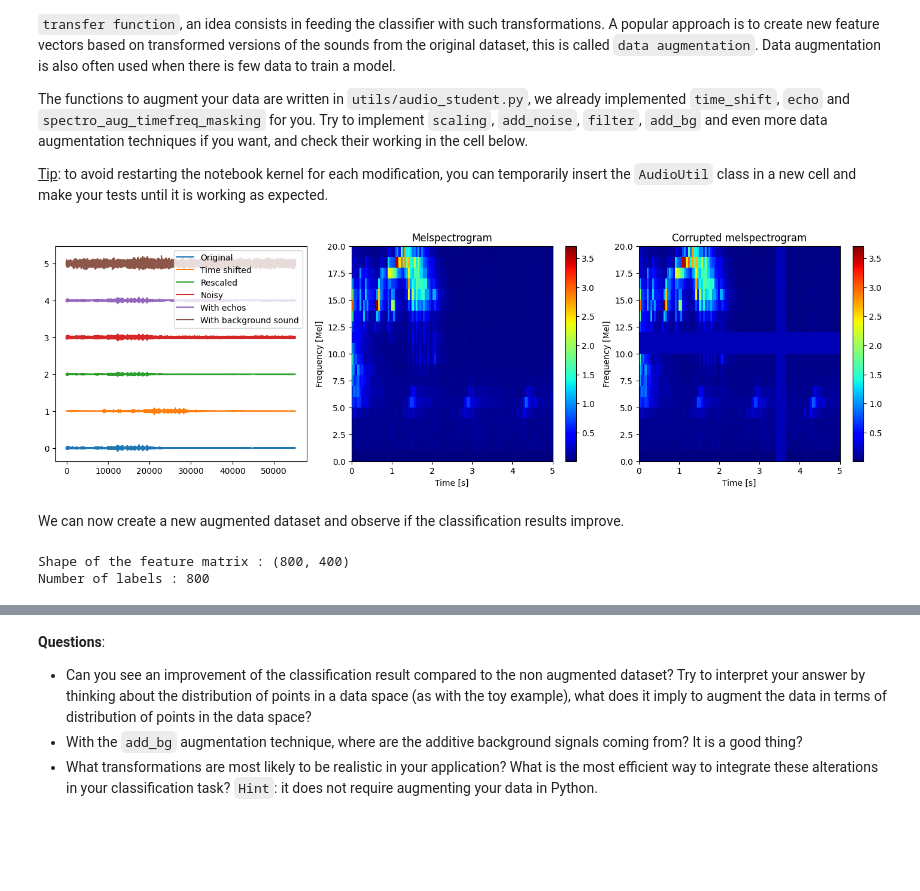
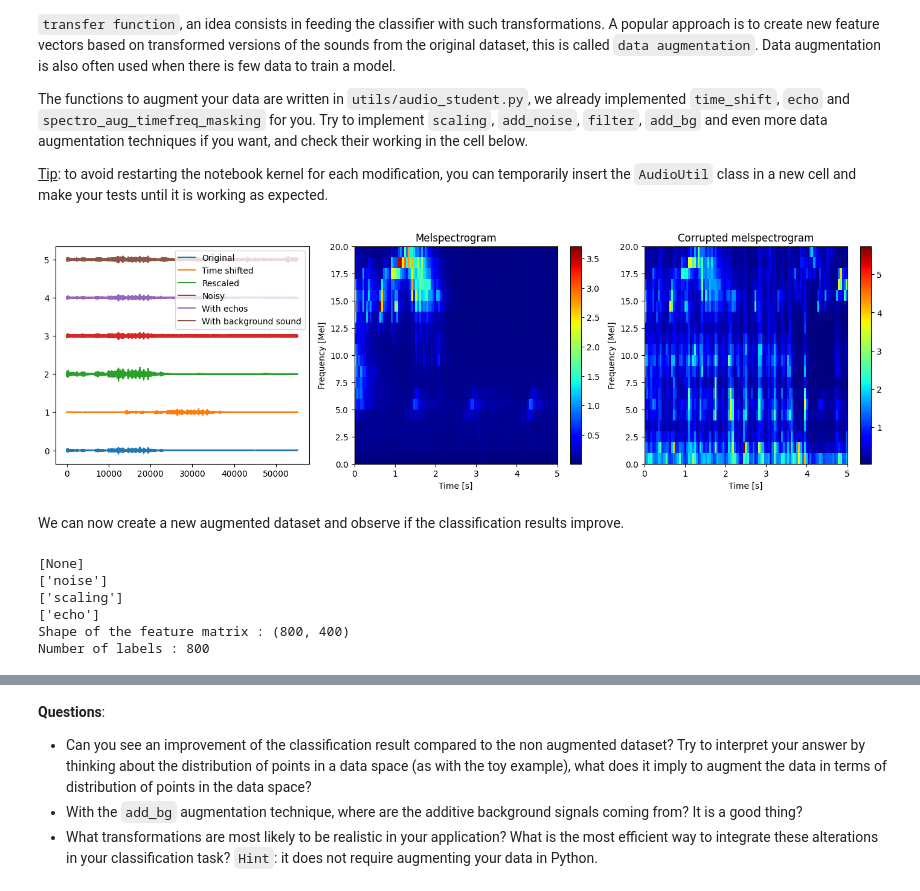
Before and after one commit to LELEC210X/LELEC210X, a Jupyter notebook: classification/h5a2_audio.ipynb, the cells around one changed output, grey strips where cells are left out. Cells and saved outputs as stored; diff of their text form; code cells hidden in the pictures; blank space fills up the shorter version.

Commit message:
H5a2 data augmentation fixed

```diff
--- a/classification/h5a2_audio.ipynb
+++ b/classification/h5a2_audio.ipynb
@@ -530,57 +530,89 @@ audio2 = AudioUtil.pad_trunc(audio2, 5000)
 
 audio3 = AudioUtil.time_shift(audio2, 0.4)
 audio4 = AudioUtil.scaling(audio2)
 audio5 = AudioUtil.add_noise(audio2, sigma=1e-2)
 audio6 = AudioUtil.echo(audio2, 3)
-audio7 = AudioUtil.add_bg(audio2, dataset,num_sources = 10)
+audio7 = AudioUtil.add_bg(audio2, dataset,num_sources = 2)
 
 
 melspec = AudioUtil.melspectrogram(audio2, fs2=11025)
 melspec2 = AudioUtil.spectro_aug_timefreq_masking(melspec, max_mask_pct=0.1)
+melspec2 = AudioUtil.melspectrogram(audio7, fs2=11025)
 
 "Plot"
 fig = plt.figure(figsize=(15, 4))
 ax1 = fig.add_axes([0.05, 0.05, 0.28, 0.9])
 ax2 = fig.add_axes([0.38, 0.05, 0.28, 0.9])
 ax3 = fig.add_axes([0.7, 0.05, 0.28, 0.9])
 
 ax1.plot(audio2[0], label="Original")
 ax1.plot(audio3[0] + 1, label="Time shifted")
 ax1.plot(audio4[0] + 2, label="Rescaled")
 ax1.plot(audio5[0] + 3, label="Noisy")
 ax1.plot(audio6[0] + 4, label="With echos")
 ax1.plot(audio7[0] + 5, label="With background sound")
 ax1.legend()
 
 plot_specgram(melspec, ax2, is_mel=True, title=name, tf=len(audio2[0]) / audio2[1])
 ax2.set_title("Melspectrogram")
 plot_specgram(melspec2, ax3, is_mel=True, title=name, tf=len(audio2[0]) / audio2[1])
 ax3.set_title("Corrupted melspectrogram")
 plt.show()
 # %% [output]
-[figure, old version]
+[figure, new version]
 # %% [markdown]
 We can now create a new augmented dataset and observe if the classification results improve.
 # %%
 ### TO RUN
 
-myds.mod_data_aug(["time_shift","scaling", "add_noise"])
-y_aug = np.repeat(classnames, dataset.naudio * myds.data_aug_factor)  # Labels
+myds = Feature_vector_DS(dataset, Nft=512, nmel=20, duration=950, shift_pct=0.0)
+distorsion_to_add = ["noise","scaling","echo"]
+myds.data_aug_factor = len(distorsion_to_add)+1
 
-"Compute the matrixed dataset, this takes some seconds, but you can then reload it by commenting this loop and decommenting the np.load below"
+y = []
+for i in range(myds.data_aug_factor):
+    for j in range(nclass):
+        for k in range(dataset.naudio):
+            y.append(classnames[j])
+
+y_aug = np.array(y)
+
+#print(y_aug)
+#"Compute the matrixed dataset, this takes some seconds, but you can then reload it by commenting this loop and decommenting the np.load below"
 X_aug = np.zeros((myds.data_aug_factor * nclass * naudio, featveclen))
-for s in range(myds.data_aug_factor):
+for s in range(len(distorsion_to_add)+1):
+    if s != 0:
+        myds.mod_data_aug([distorsion_to_add[s - 1]])
+    print(myds.data_aug)
     for idx in range(dataset.naudio):
         for class_idx, classname in enumerate(classnames):
             featvec = myds[classname, idx]
+            # if s==2:
+            #     print("class_idx =",class_idx)
+            #     print(s * nclass * naudio + class_idx * naudio + idx)
+            #     print(classname)
+            #     print(featvec)
+            # index = s * nclass * naudio + class_idx * naudio + idx
+            # if index == 0 or index == 200:
+            #     print(classname)
+
             X_aug[s * nclass * naudio + class_idx * naudio + idx, :] = featvec
+
 np.save(fm_dir + "feature_matrix_2D_aug.npy", X_aug)
 
+
+
+# print(X_aug[0,:])
+# print(X_aug[200,:])
 # X_aug = np.load(fm_dir+"feature_matrix_2D_aug.npy")
 
 print(f"Shape of the feature matrix : {X_aug.shape}")
 print(f"Number of labels : {len(y_aug)}")
 # %% [output]
+[None]
+['noise']
+['scaling']
+['echo']
 Shape of the feature matrix : (800, 400)
 Number of labels : 800
 # %%
```
Also changed, not shown: parts of 4 cells of this notebook, 4 other files.
